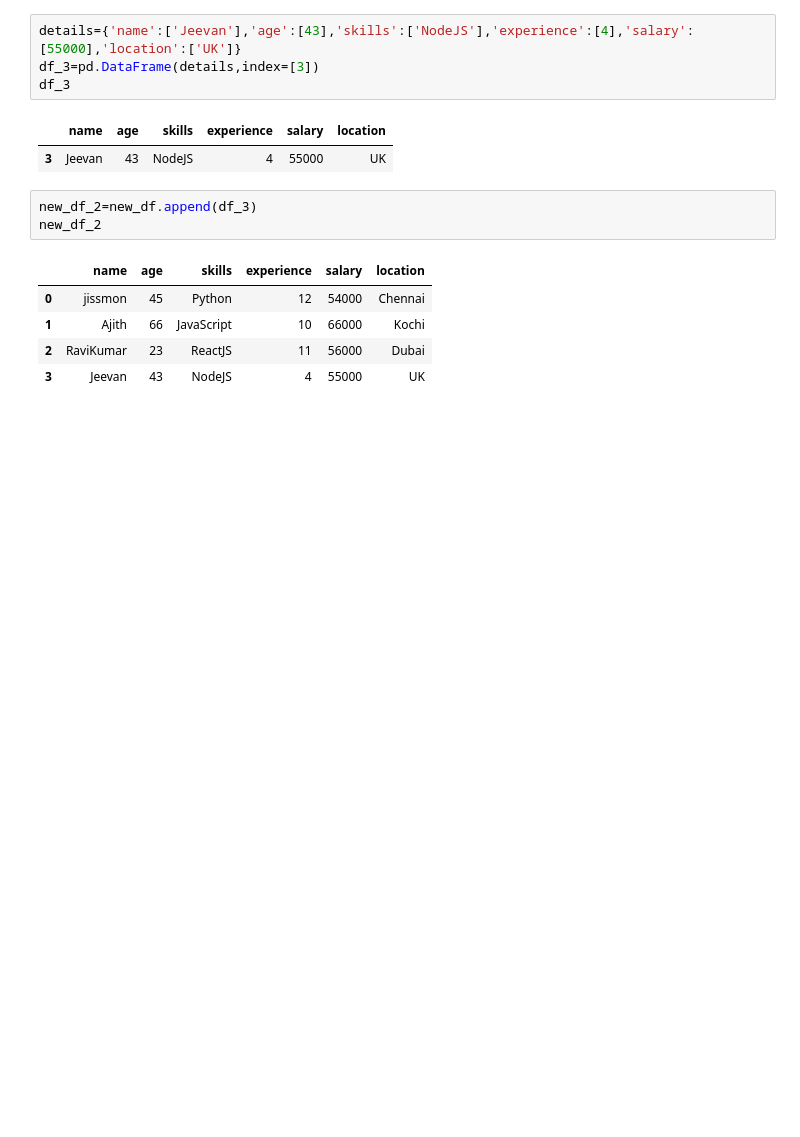
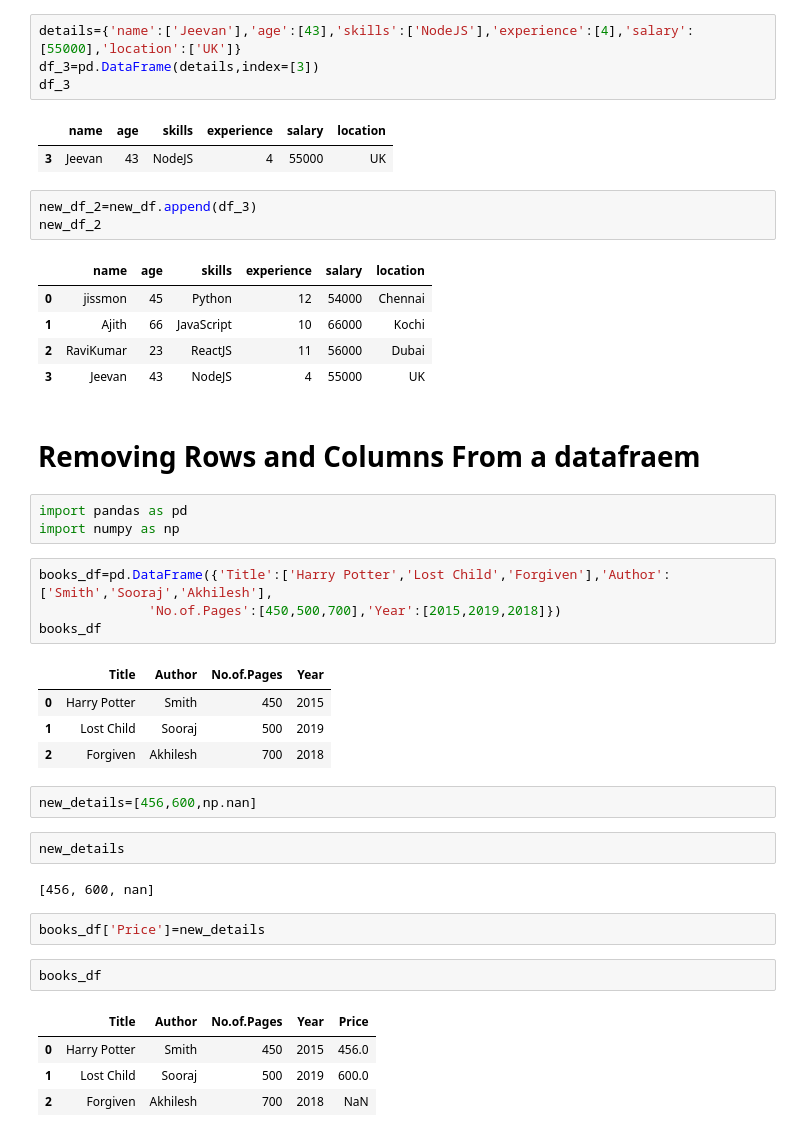
Before and after one commit to jisshub/ML-Bootcamp, a Jupyter notebook: pandas_basics.ipynb, the cells around one changed output. Cells and saved outputs as stored; diff of their text form; blank space fills up the shorter version.

```diff
--- a/pandas_basics.ipynb
+++ b/pandas_basics.ipynb
@@ -352,3 +352,32 @@ new_df_2
 | 1 | Ajith | 66 | JavaScript | 10 | 66000 | Kochi |
 | 2 | RaviKumar | 23 | ReactJS | 11 | 56000 | Dubai |
 | 3 | Jeevan | 43 | NodeJS | 4 | 55000 | UK |
+# %% [markdown]
+# Removing Rows and Columns From a datafraem
+# %%
+import pandas as pd
+import numpy as np
+# %%
+books_df=pd.DataFrame({'Title':['Harry Potter','Lost Child','Forgiven'],'Author':['Smith','Sooraj','Akhilesh'],
+              'No.of.Pages':[450,500,700],'Year':[2015,2019,2018]})
+books_df
+# %% [output]
+|  | Title | Author | No.of.Pages | Year |
+| 0 | Harry Potter | Smith | 450 | 2015 |
+| 1 | Lost Child | Sooraj | 500 | 2019 |
+| 2 | Forgiven | Akhilesh | 700 | 2018 |
+# %%
+new_details=[456,600,np.nan]
+# %%
+new_details
+# %% [output]
+[456, 600, nan]
+# %%
+books_df['Price']=new_details
+# %%
+books_df
+# %% [output]
+|  | Title | Author | No.of.Pages | Year | Price |
+| 0 | Harry Potter | Smith | 450 | 2015 | 456.0 |
+| 1 | Lost Child | Sooraj | 500 | 2019 | 600.0 |
+| 2 | Forgiven | Akhilesh | 700 | 2018 | NaN |
```
Also changed, not shown: parts of 14 cells of this notebook.
